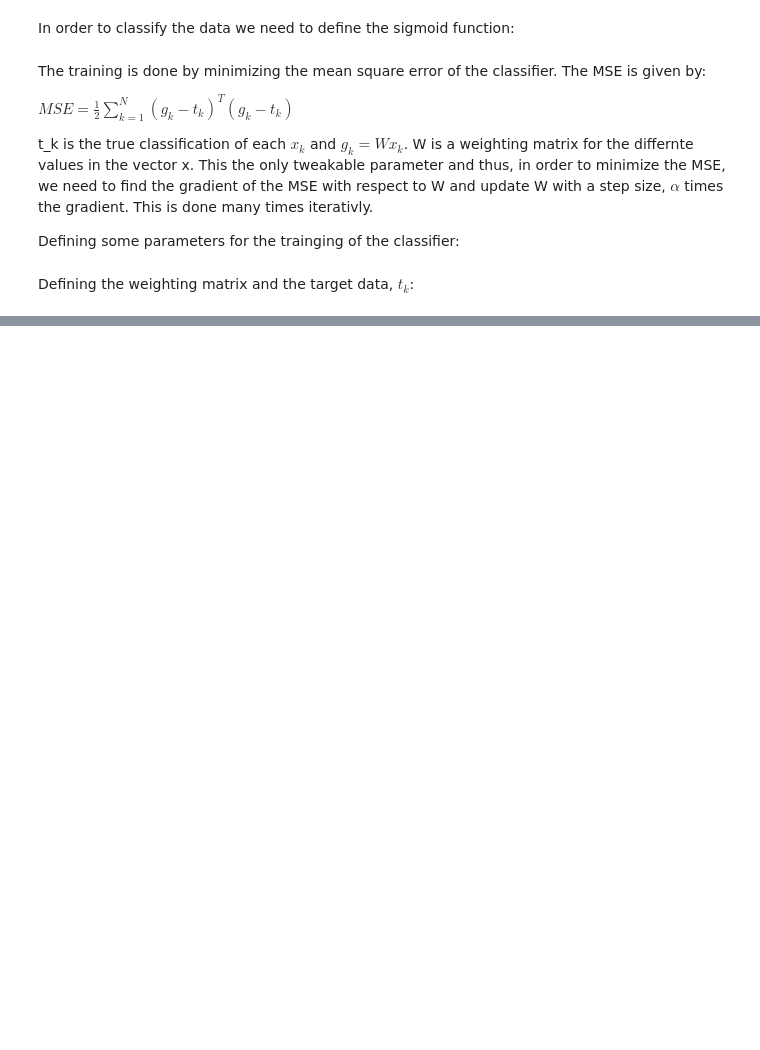
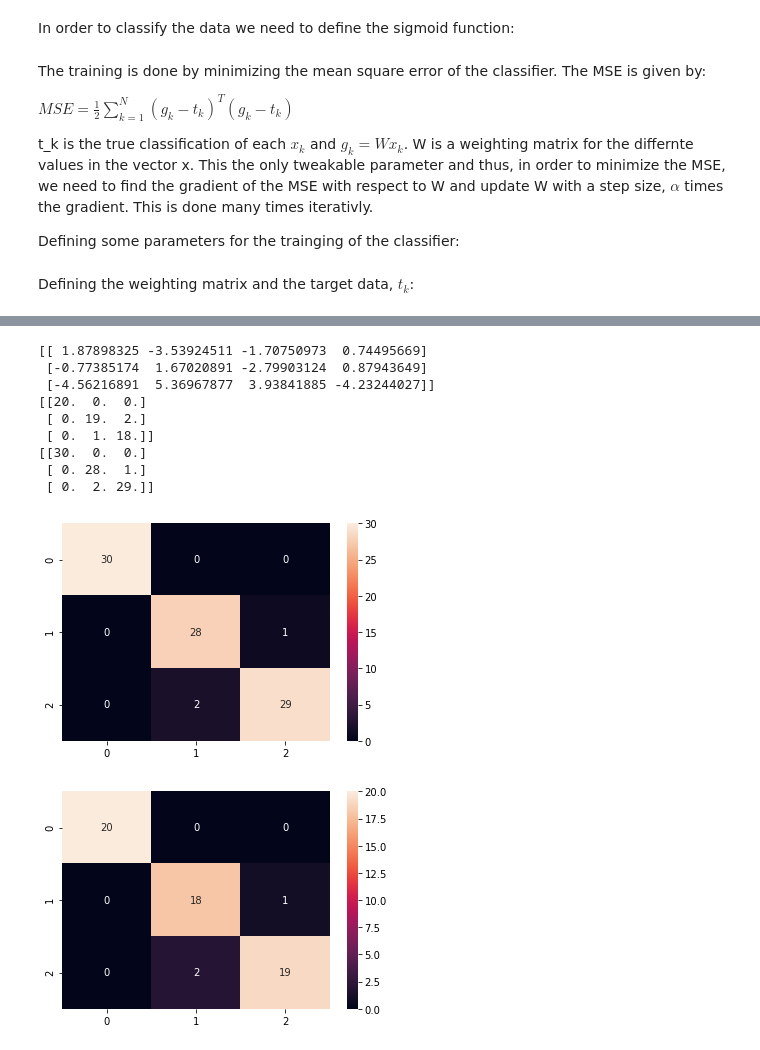
Before and after one commit to emilhaugstvedt/TTK4275, a Jupyter notebook: IRIS/iris-notebook.ipynb, the cells around one changed output, grey strips where cells are left out. Saved outputs shown, nothing was run; the diff lists cells and outputs as text; code cells hidden in the pictures; blank space fills up the shorter version.

```diff
--- a/IRIS/iris-notebook.ipynb
+++ b/IRIS/iris-notebook.ipynb
@@ -114,0 +182,32 @@ ValueError: cannot reshape array of size 121 into shape (5,1)
+# %%
+
+training1 = np.delete(class1[0:30], 1, axis=1)
+training2 = np.delete(class2[0:30], 1, axis=1)
+training3 = np.delete(class3[0:30], 1, axis=1)
+training = [training1, training2, training3]
+
+
+testing1 = np.delete(class1[30:50], 1, axis=1)
+testing2 = np.delete(class2[30:50], 1, axis=1)
+testing3 = np.delete(class3[30:50], 1, axis=1)
+testing = [testing1, testing2, testing3]
+
+W = trainingClassifier(numIterations, alpha, training)
+print(W)
+
+confusionTraining = confusionMatrix(W, training, 1)
+print(confusionTesting)
+confusionTesting = confusionMatrix(W, testing, 2)
+print(confusionTraining)
+# %% [output]
+[[ 1.87898325 -3.53924511 -1.70750973  0.74495669]
+ [-0.77385174  1.67020891 -2.79903124  0.87943649]
+ [-4.56216891  5.36967877  3.93841885 -4.23244027]]
+[[20.  0.  0.]
+ [ 0. 19.  2.]
+ [ 0.  1. 18.]]
+[[30.  0.  0.]
+ [ 0. 28.  1.]
+ [ 0.  2. 29.]]
+[figure, added]
+[figure, added]
```
Also changed, not shown: parts of 17 cells of this notebook.
